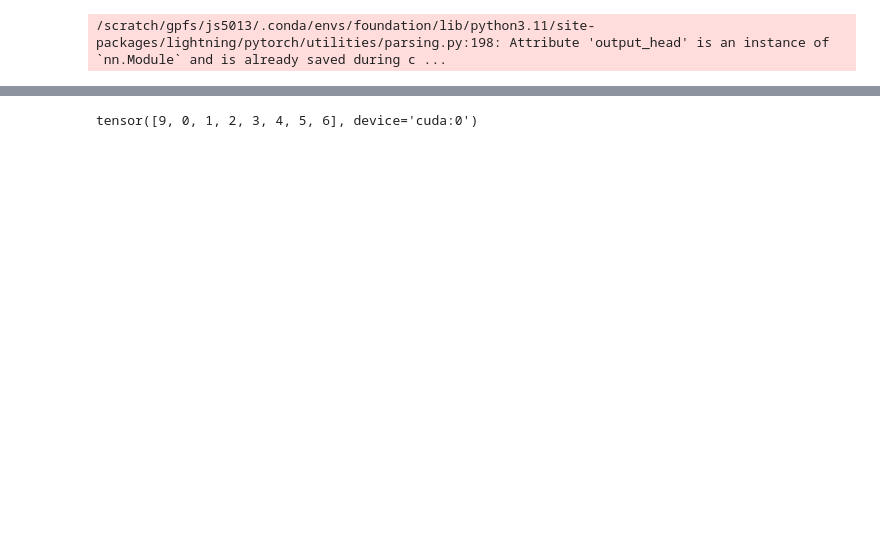
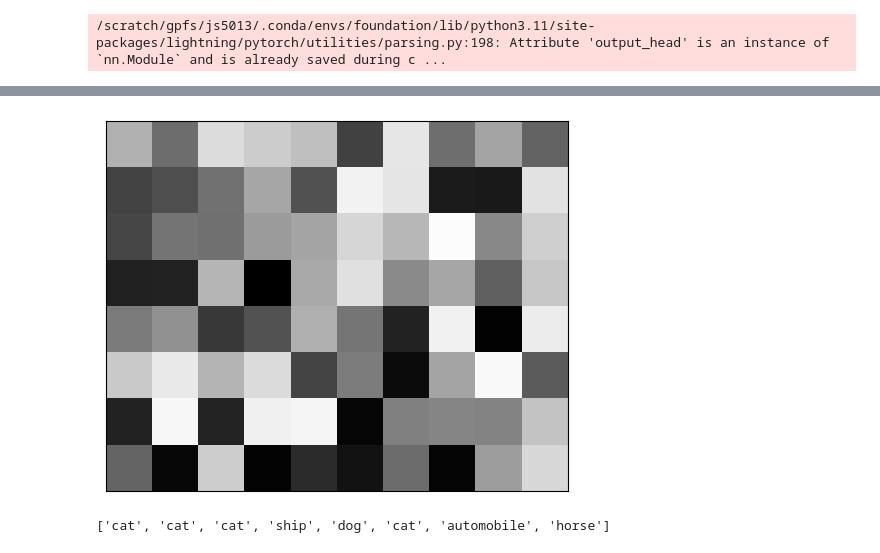
Before and after one commit to al-jshen/gpt, a Jupyter notebook: notebooks/Untitled.ipynb, the cells around one changed output, grey strips where cells are left out. Saved outputs shown, nothing was run; the diff lists cells and outputs as text; code cells hidden in the pictures; blank space fills up the shorter version.

```diff
--- a/notebooks/Untitled.ipynb
+++ b/notebooks/Untitled.ipynb
@@ -23,7 +23,7 @@ tl = mnist.test_dataloader()
 # %%
 x, y = next(iter(tl))
 # %%
-model = LightningWrapper.load_from_checkpoint('../train/lightning_logs/version_1023219/checkpoints/epoch=9-step=2350.ckpt')
+model = LightningWrapper.load_from_checkpoint('../train/lightning_logs/version_1023348/checkpoints/epoch=23-step=9384.ckpt')
 model.freeze()
 # %% [output]
 /scratch/gpfs/js5013/.conda/envs/foundation/lib/python3.11/site-packages/lightning/pytorch/utilities/parsing.py:198: Attribute 'output_head' is an instance of `nn.Module` and is already saved during c ...
@@ -45,7 +45,11 @@ show(torchvision.utils.make_grid(x)), y
+# %%
+show(torchvision.utils.make_grid(model(x.cuda())))
+# %% [output]
+[figure, added]
 # %%
-torch.argmax(model(x.cuda()), 1)
+list(map(lambda i: mnist.classes[i], torch.argmax(model(x.cuda()), axis=1)))
 # %% [output]
-tensor([9, 0, 1, 2, 3, 4, 5, 6], device='cuda:0')
+['cat', 'cat', 'cat', 'ship', 'dog', 'cat', 'automobile', 'horse']
 # %%
 score = 0
 total = 0
```
Also changed, not shown: parts of 9 cells of this notebook, 5 other files.
